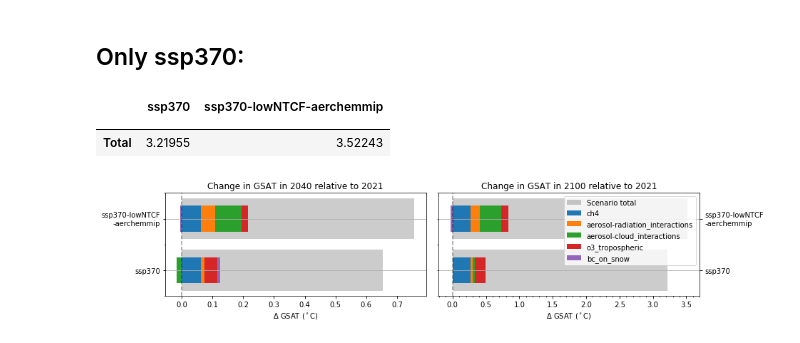
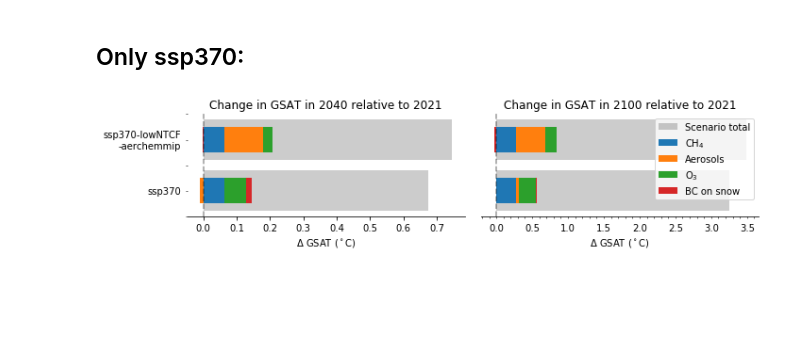
Before and after one commit to sarambl/AR6_CH6_RCMIPFIGS, a Jupyter notebook: ar6_ch6_rcmipfigs/notebooks/3-2_delta_T_plot_bar_stacked.ipynb, the cells around one changed output. Cells and saved outputs as stored; diff of their text form; code cells hidden in the pictures; blank space fills up the shorter version.

```diff
--- a/ar6_ch6_rcmipfigs/notebooks/3-2_delta_T_plot_bar_stacked.ipynb
+++ b/ar6_ch6_rcmipfigs/notebooks/3-2_delta_T_plot_bar_stacked.ipynb
@@ -58,9 +60,8 @@ name_deltaT = 'Delta T'
 # variables to plot:
 variables_erf_comp = [
     'ch4',
-    'aerosol-radiation_interactions',
-    'aerosol-cloud_interactions',
-    'o3_tropospheric',
+    'aerosol-total',
+    'o3',
     #'F-Gases|HFC',
     'bc_on_snow']
 # total ERFs for anthropogenic and total:
@@ -98,7 +99,7 @@ variables_sum = ['Sum SLCFs']
 
 def setup_table_prop(scenario_n='', years=None, variabs=None, scens=None):
     if variabs is None:
-        variabs = [var.split('|')[-1] for var in variables_erf_comp]
+        variabs = variables_erf_comp
     if years is None:
         years = ['2040', '2100']
     if scens is None:
@@ -309,3 +315,9 @@ tabel_dT_sum_slcf
+# %%
+rn_dic = {}
+for v in variables_all:
+    rn_dic[v]= get_var_nicename(v)
+# %%
+tabel_dT_slcfs = tabel_dT_slcfs.rename(rn_dic)
 # %% [markdown]
 ## Error bars only from model uncertainty
 The following uncertainties assume the ECS has a standard deviation of
@@ -440,62 +389,64 @@ plt.savefig(fn, dpi=300)
 ## Only ssp370:
 # %%
 scenario_370 =[sc for sc in scenarios_fl if 'ssp370' in sc]
-# %%
-tabel_dT_anthrop.loc[yr,scenario_370]
-# %% [output]
-|  | ssp370 | ssp370-lowNTCF-aerchemmip |
-|  |  |  |
-| Total | 3.21955 | 3.52243 |
 # %%
 from ar6_ch6_rcmipfigs.constants import RESULTS_DIR
 from matplotlib.ticker import (MultipleLocator)
 import matplotlib.pyplot as plt
 
-fig, axs = plt.subplots(1, len(years), figsize=[12, 3], sharex=False, sharey=True)
+fig, axs = plt.subplots(1, len(years), figsize=[10, 2.5], sharex=False, sharey=True)
+
 tits = ['Near Term surface temperature change (2040 relative to 2021)',
         'Long Term surface T change 2100 relatie to 2021)']
 tits = ['Change in GSAT in 2040 relative to 2021', 'Change in GSAT in 2100 relative to 2021']
 for yr, ax, tit in zip(years, axs, tits):
     ntot = 'Scenario total'
+    # Pick out year and do various renames:
+    # Total antropogenic
     tot_yr = tabel_dT_anthrop.loc[yr, scenario_370].rename({'Total': ntot, 'ssp370-lowNTCF-aerchemmip': 'ssp370-lowNTCF\n-aerchemmip'})
-    tot_sd_yr = yerr_tot.loc[yr, scenario_370].rename({'Total': ntot, 'ssp370-lowNTCF-aerchemmip': 'ssp370-lowNTCF\n-aerchemmip'})
-    # l =ax.bar(tot_yr.transpose().index, tot_yr.transpose()[ntot].values, color='k', label='Scenario total', alpha=.2, yerr=tab_tot_sd)
+    # Sum SLCFs
     sum_yr = tabel_dT_sum_slcf.loc[yr, scenario_370].rename({'Total': ntot, 'ssp370-lowNTCF-aerchemmip': 'ssp370-lowNTCF\n-aerchemmip'})
-    sum_sd_yr = yerr_sum.loc[yr, scenario_370].rename({'Total': ntot, 'ssp370-lowNTCF-aerchemmip': 'ssp370-lowNTCF\n-aerchemmip'})
-
+    # Plot bars for anthropopogenic total:
     ax.barh(tot_yr.transpose().index, tot_yr.transpose()[ntot].values, color='k', label='Scenario total', alpha=.2,
-            #xerr=tot_sd_yr.transpose()[ntot].values,
-           )#error_kw=dict(ecolor='gray', lw=2, capsize=5, capthick=2))
+           )
+    # Plot bars for SLCFs total:
     ntot = 'Sum SLCFs'
-    # ax.bar(sum_yr.transpose().index, sum_yr.transpose()[ntot].values, color='r', label=ntot, alpha=.2, yerr=sum_sd_yr.transpose()[ntot].values,
-    #      error_kw=dict(ecolor='r', lw=2, capsize=0, capthick=1))
-
     s_x = sum_yr.transpose().index
     s_y = sum_yr.transpose()[ntot].values
-    s_err = sum_sd_yr.transpose()[ntot].values
-    #ax.errorbar(s_y, s_x, xerr=s_err, label=ntot, color='k', fmt='d', linestyle="None")  # ,
-    # error_kw=dict(ecolor='r', lw=2, capsize=0, capthick=1))
 
+    # Plot stacked plot of components:
     _tab = tabel_dT_slcfs.loc[yr, scenario_370].transpose().rename({'ssp370-lowNTCF-aerchemmip': 'ssp370-lowNTCF\n-aerchemmip'})
 
     a = _tab.plot(kind='barh', stacked=True, ax=ax, legend=(yr != '2040'))  # , grid=True)#stac)
     if not yr == '2040':
-        ax.legend()  # [l],labels=['Sce!!nario total'], loc = 4)#'lower right')
-
+        ax.legend(frameon=True)  # [l],labels=['Sce!!nario total'], loc = 4)#'lower right')
+    # Zero line:
     ax.axvline(0, linestyle='--', color='k', alpha=0.4)
     ax.set_title(tit)
     ax.set_xlabel('$\Delta$ GSAT ($^\circ$C)')
     ax.xaxis.set_minor_locator(MultipleLocator(.1))
-    ax.grid(axis='y', which='major')
+    #ax.grid(axis='y', which='major')
 
+ax = axs[0]
+
+ax.spines['right'].set_visible(False)
+ax.spines['top'].set_visible(False)
+ax.spines['left'].set_visible(False)
+ax.tick_params( right=False, left=False)#, color='w')
+
+ax = axs[1]
+ax.spines['right'].set_visible(False)
+ax.spines['top'].set_visible(False)
+ax.spines['left'].set_visible(False)
+ax.tick_params(labelleft=False, right=False, left=False, color='w')
+ax.tick_params(labelright=False, labelleft=False, right=False, left=False,  color='w')
+ax.yaxis.set_visible(False)
+plt.tight_layout()
 fn = RESULTS_DIR / 'figures/stack_bar_influence_years_horiz_errTot_370only.png'
+
 plt.tight_layout()
 ax = plt.gca()
 
-ax.tick_params(axis='y', which='minor')  # ,bottom='off')
-ax.tick_params(labelright=True, right=True, left=False)
 plt.savefig(fn, dpi=300)
-a=2
-#plt.show()
 # %% [output]
-[figure, old version]
+[figure, new version]
```
Also changed, not shown: parts of 11 cells of this notebook, 58 other files.
